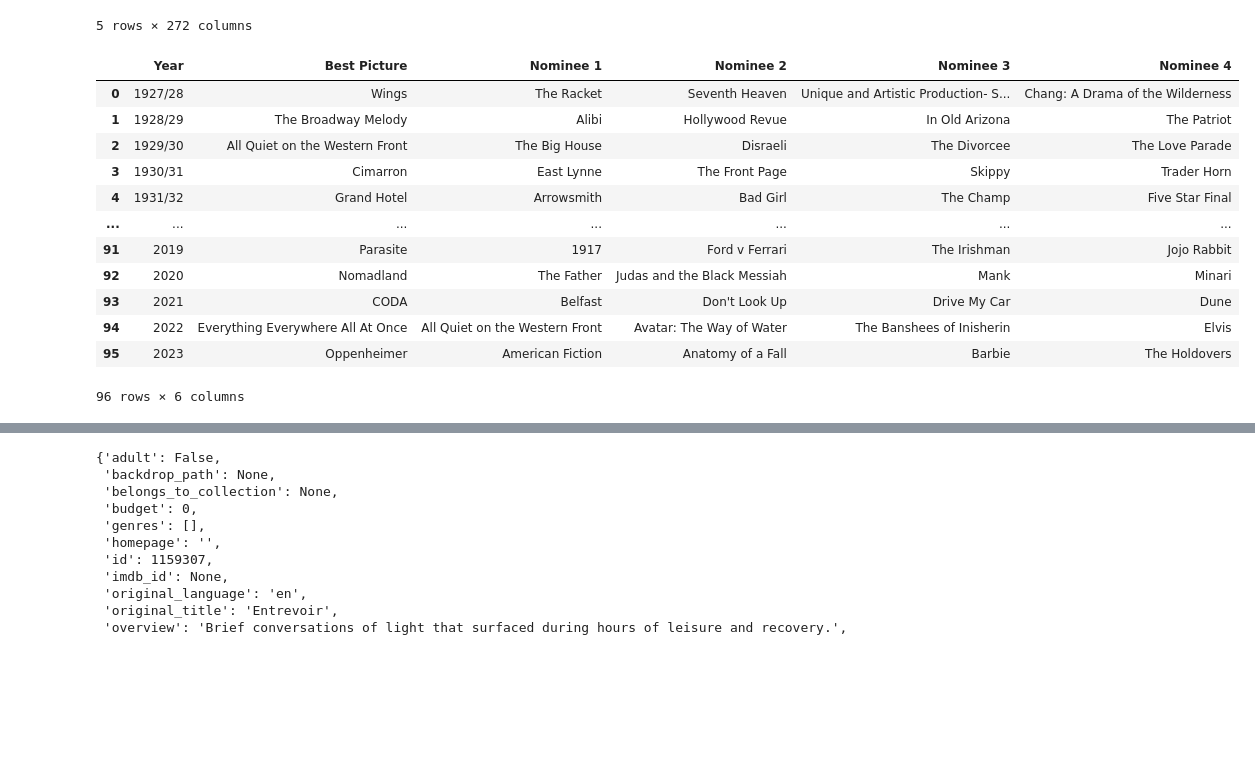
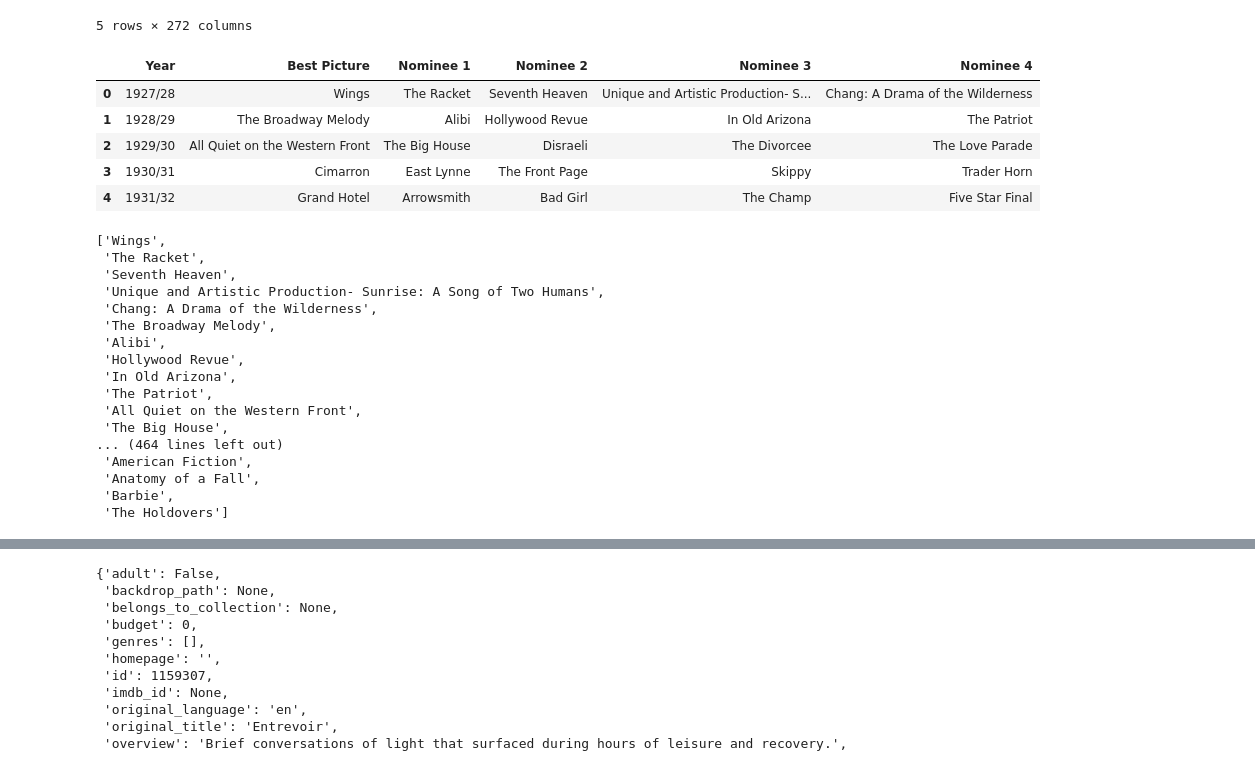
Before and after one commit to jamieah80/group-project-one, a Jupyter notebook: main.ipynb, the cells around one changed output, grey strips where cells are left out. Cells and saved outputs as stored; diff of their text form; code cells hidden in the pictures; blank space fills up the shorter version.

```diff
--- a/main.ipynb
+++ b/main.ipynb
@@ -26,24 +27,46 @@ oscar_data.head()
 | 4 | 1931/32 | Conrad Nagel | Arrowsmith AND The Champ (4) | Bad Girl AND The Champ (2) | Grand Hotel | Arrowsmith | Bad Girl | The Champ | ... |
 5 rows × 272 columns
 # %%
+nominees_list =[]
+
 all_nominees = oscar_data[["Year", "Best Picture", "Nominee 1", "Nominee 2", "Nominee 3", "Nominee 4"]]
-all_nominees
+all_nominees.head()
 
 #Can we do all nominees in every category just for one year as well?
 # %% [output]
 |  | Year | Best Picture | Nominee 1 | Nominee 2 | Nominee 3 | Nominee 4 |
 | 0 | 1927/28 | Wings | The Racket | Seventh Heaven | Unique and Artistic Production- S... | Chang: A Drama of the Wilderness |
 | 1 | 1928/29 | The Broadway Melody | Alibi | Hollywood Revue | In Old Arizona | The Patriot |
 | 2 | 1929/30 | All Quiet on the Western Front | The Big House | Disraeli | The Divorcee | The Love Parade |
 | 3 | 1930/31 | Cimarron | East Lynne | The Front Page | Skippy | Trader Horn |
 | 4 | 1931/32 | Grand Hotel | Arrowsmith | Bad Girl | The Champ | Five Star Final |
-| ... | ... | ... | ... | ... | ... | ... |
-| 91 | 2019 | Parasite | 1917 | Ford v Ferrari | The Irishman | Jojo Rabbit |
-| 92 | 2020 | Nomadland | The Father | Judas and the Black Messiah | Mank | Minari |
-| 93 | 2021 | CODA | Belfast | Don't Look Up | Drive My Car | Dune |
-| 94 | 2022 | Everything Everywhere All At Once | All Quiet on the Western Front | Avatar: The Way of Water | The Banshees of Inisherin | Elvis |
-| 95 | 2023 | Oppenheimer | American Fiction | Anatomy of a Fall | Barbie | The Holdovers |
-96 rows × 6 columns
+# %%
+for index, row in all_nominees.iterrows():
+    nominees_list.append(row[1])
+    nominees_list.append(row[2])
+    nominees_list.append(row[3])
+    nominees_list.append(row[4])
+    nominees_list.append(row[5])
+
+nominees_list
+# %% [output]
+['Wings',
+ 'The Racket',
+ 'Seventh Heaven',
+ 'Unique and Artistic Production- Sunrise: A Song of Two Humans',
+ 'Chang: A Drama of the Wilderness',
+ 'The Broadway Melody',
+ 'Alibi',
+ 'Hollywood Revue',
+ 'In Old Arizona',
+ 'The Patriot',
+ 'All Quiet on the Western Front',
+ 'The Big House',
+... (464 lines left out)
+ 'American Fiction',
+ 'Anatomy of a Fall',
+ 'Barbie',
+ 'The Holdovers']
 # %%
 # create empty lists for movie ids, titles, votes, and release dates.
 '''movie_ids = []
```
Also changed, not shown: parts of 9 cells of this notebook, 1 other file.
